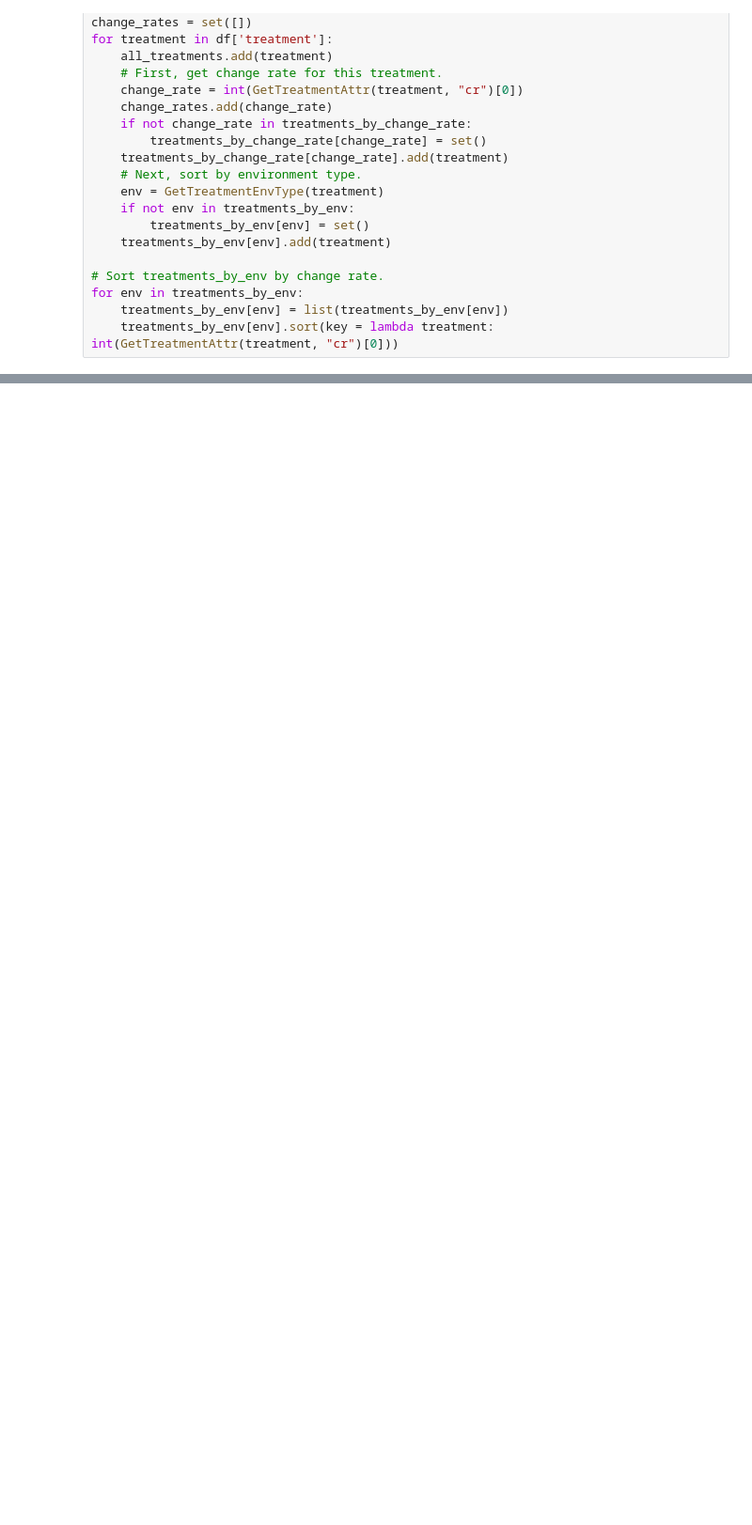
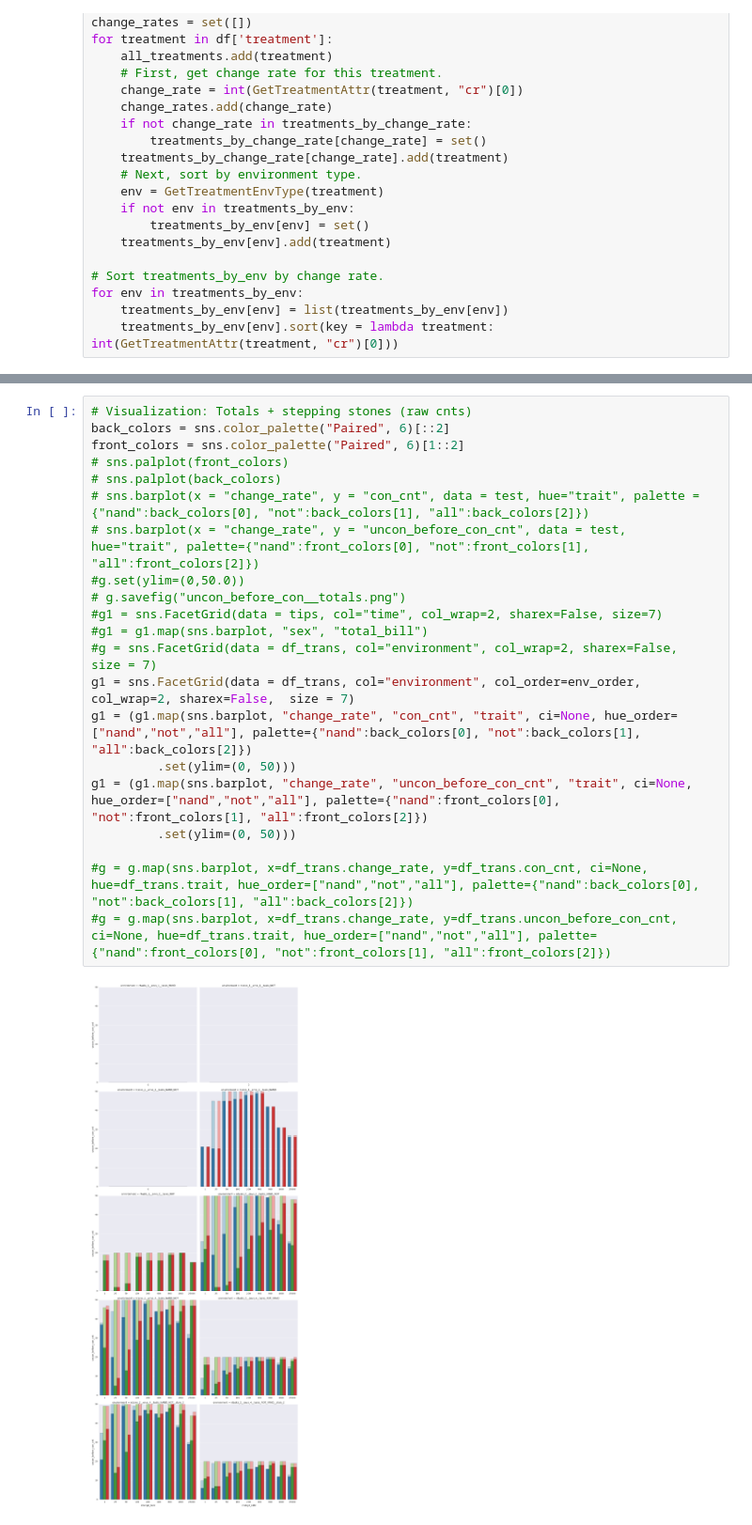
Before and after one commit to amlalejini/origins_of_plasticity_f16, a Jupyter notebook: scripts/jupyter_notebooks/stepping_stones_overview.ipynb, the cells around one changed output, grey strips where cells are left out. Shown: that part at 94% size. Saved outputs shown, nothing was run; the diff lists cells and outputs as text; blank space fills up the shorter version.

```diff
--- a/scripts/jupyter_notebooks/stepping_stones_overview.ipynb
+++ b/scripts/jupyter_notebooks/stepping_stones_overview.ipynb
@@ -152,0 +180,23 @@ treatments_by_env.keys()
+# %%
+# Visualization: Totals + stepping stones (raw cnts)
+back_colors = sns.color_palette("Paired", 6)[::2]
+front_colors = sns.color_palette("Paired", 6)[1::2]
+# sns.palplot(front_colors)
+# sns.palplot(back_colors)
+# sns.barplot(x = "change_rate", y = "con_cnt", data = test, hue="trait", palette = {"nand":back_colors[0], "not":back_colors[1], "all":back_colors[2]})
+# sns.barplot(x = "change_rate", y = "uncon_before_con_cnt", data = test, hue="trait", palette={"nand":front_colors[0], "not":front_colors[1], "all":front_colors[2]})
+#g.set(ylim=(0,50.0))
+# g.savefig("uncon_before_con__totals.png")
+#g1 = sns.FacetGrid(data = tips, col="time", col_wrap=2, sharex=False, size=7)
+#g1 = g1.map(sns.barplot, "sex", "total_bill")
+#g = sns.FacetGrid(data = df_trans, col="environment", col_wrap=2, sharex=False,  size = 7)
+g1 = sns.FacetGrid(data = df_trans, col="environment", col_order=env_order, col_wrap=2, sharex=False,  size = 7)
+g1 = (g1.map(sns.barplot, "change_rate", "con_cnt", "trait", ci=None, hue_order=["nand","not","all"], palette={"nand":back_colors[0], "not":back_colors[1], "all":back_colors[2]})
+         .set(ylim=(0, 50)))
+g1 = (g1.map(sns.barplot, "change_rate", "uncon_before_con_cnt", "trait", ci=None, hue_order=["nand","not","all"], palette={"nand":front_colors[0], "not":front_colors[1], "all":front_colors[2]})
+         .set(ylim=(0, 50)))
+
+#g = g.map(sns.barplot, x=df_trans.change_rate, y=df_trans.con_cnt, ci=None, hue=df_trans.trait, hue_order=["nand","not","all"], palette={"nand":back_colors[0], "not":back_colors[1], "all":back_colors[2]})
+#g = g.map(sns.barplot, x=df_trans.change_rate, y=df_trans.uncon_before_con_cnt, ci=None, hue=df_trans.trait, hue_order=["nand","not","all"], palette={"nand":front_colors[0], "not":front_colors[1], "all":front_colors[2]})
+# %% [output]
+[figure, added]
```
Also changed, not shown: parts of 7 cells of this notebook, 6 other files.
